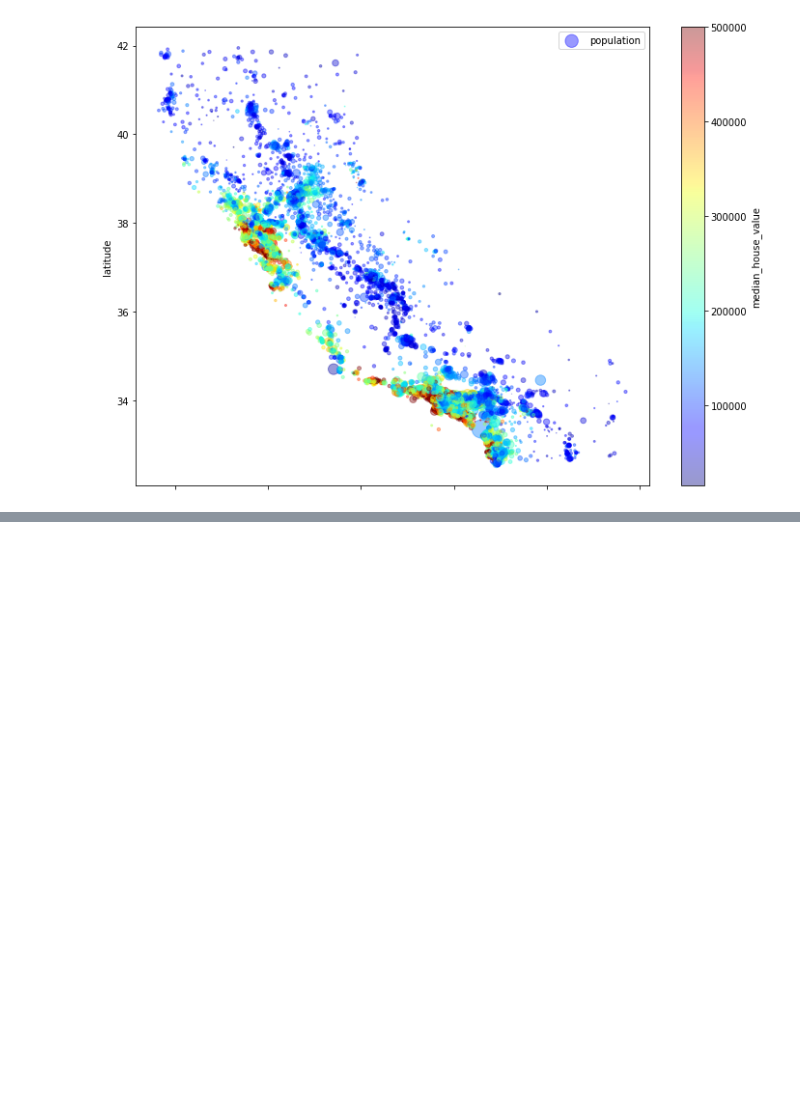
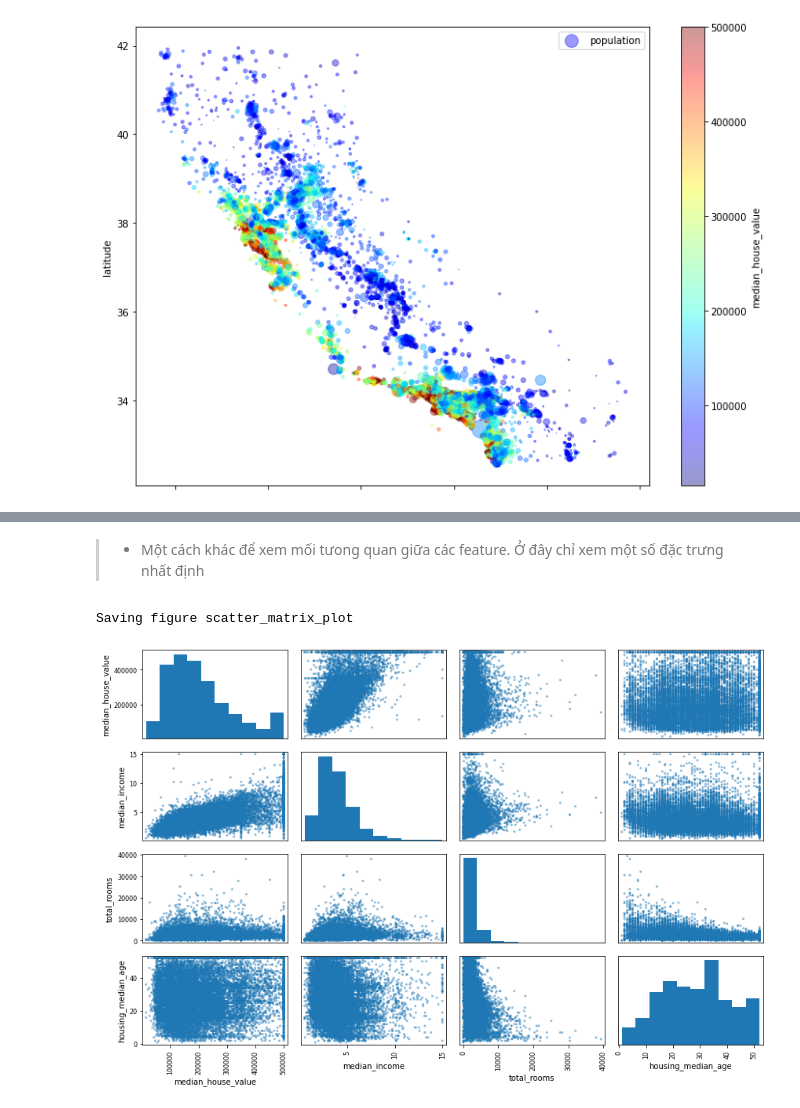
Before and after one commit to denotevn/To-master-machine-learning, a Jupyter notebook: housing_price_projects.ipynb, the cells around one changed output, grey strips where cells are left out. Drawn from its saved outputs; the diff is of its cells as text; code cells hidden in the pictures; blank space fills up the shorter version.

```diff
--- a/housing_price_projects.ipynb
+++ b/housing_price_projects.ipynb
@@ -257,0 +318,10 @@ Saving figure housing_prices_scatterplot
+# %% [markdown]
+> + Một cách khác để xem mối tưong quan giữa các feature. Ở đây chỉ xem một số đặc trưng nhất định
+# %%
+from pandas.plotting import scatter_matrix
+attributes = ["median_house_value", "median_income","total_rooms", "housing_median_age"]
+scatter_matrix(housing[attributes], figsize= (12,8))
+save_fig("scatter_matrix_plot")
+# %% [output]
+Saving figure scatter_matrix_plot
+[figure, added]
```
Also changed, not shown: parts of 74 cells of this notebook, 2 other files.
